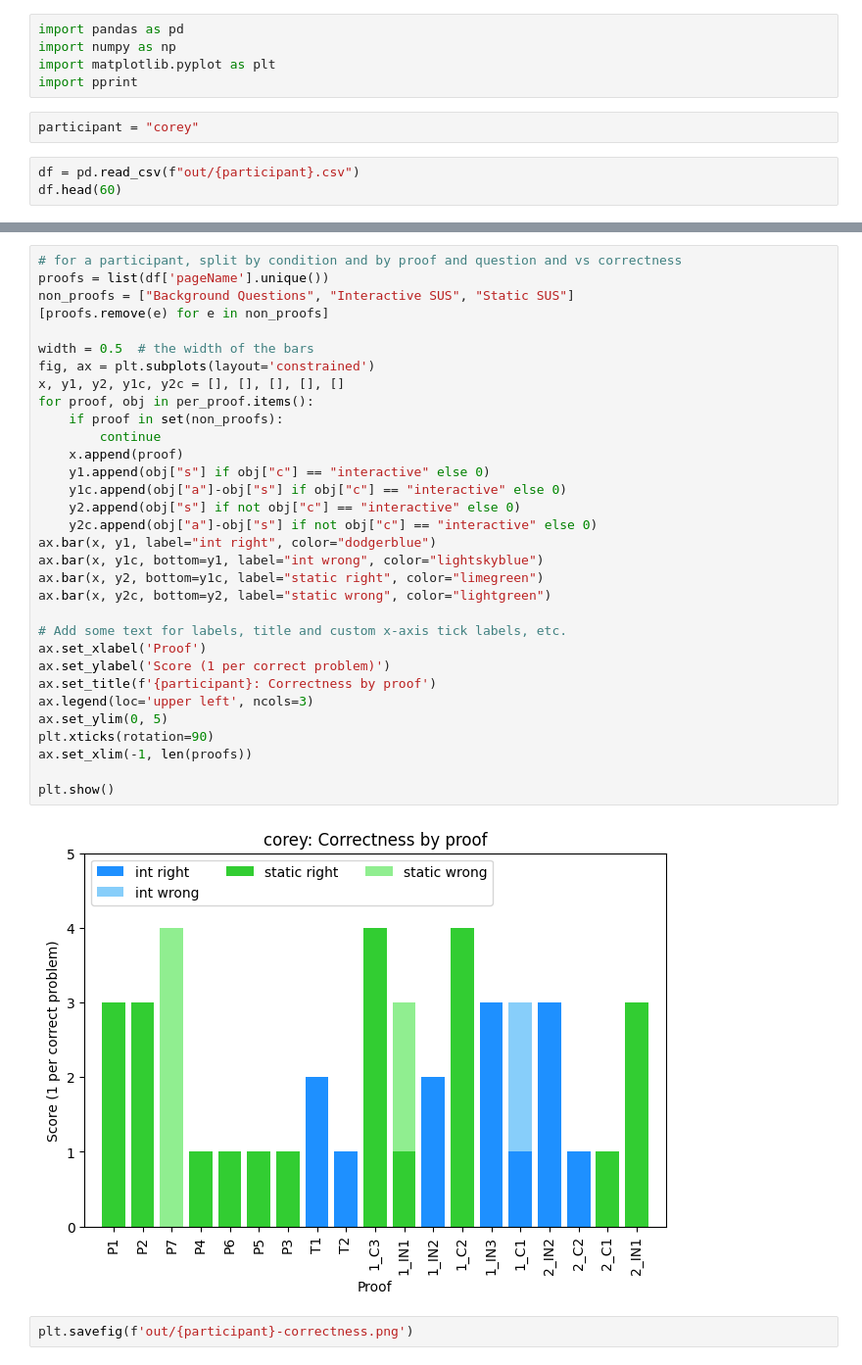
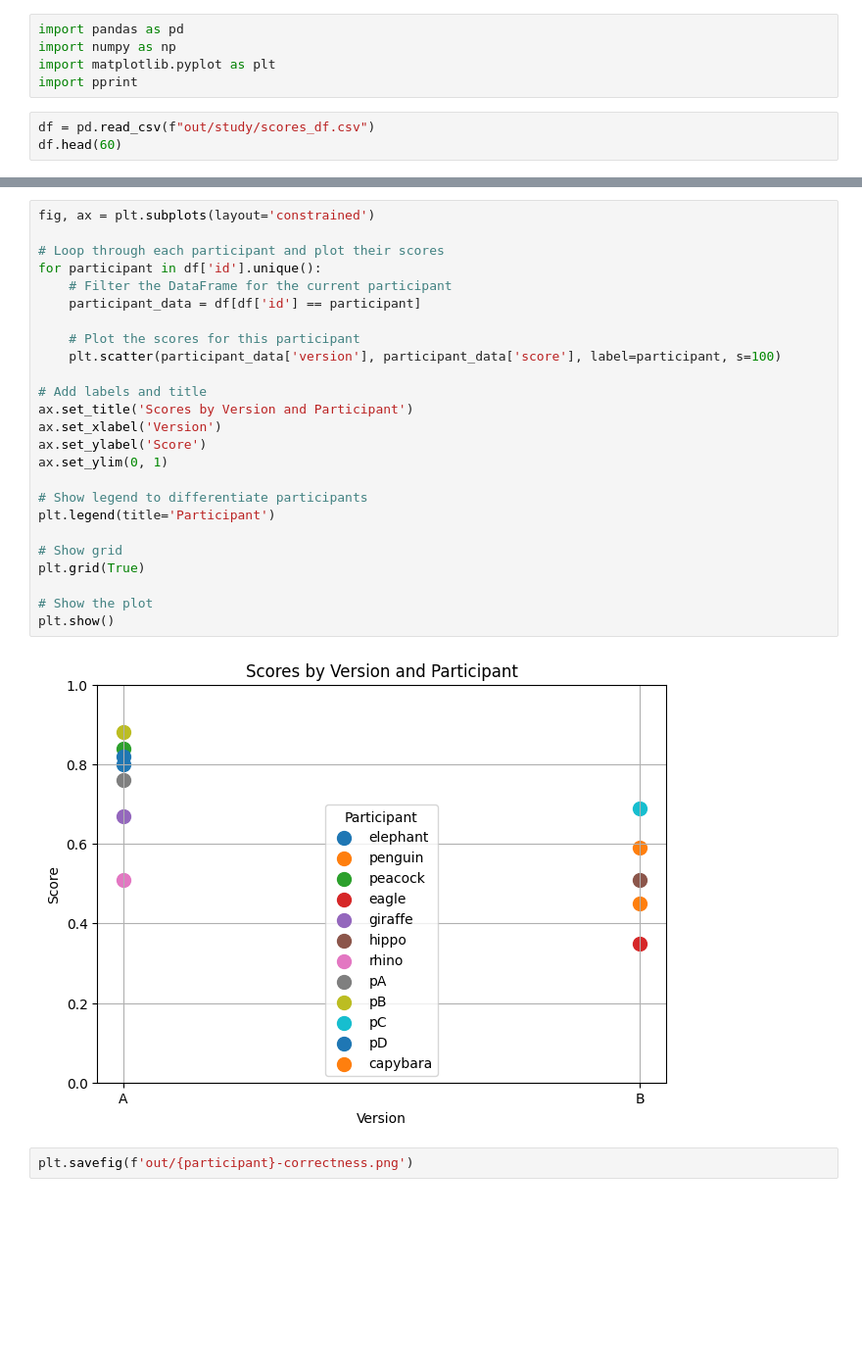
Before and after one commit to hsharriman/ender-scripts, a Jupyter notebook: plotting.ipynb, the cells around one changed output, grey strips where cells are left out. Shown: that part at 98% size. Cells and saved outputs as stored; diff of their text form; blank space fills up the shorter version.

```diff
--- a/plotting.ipynb
+++ b/plotting.ipynb
@@ -3,9 +3,7 @@ import pandas as pd
 import numpy as np
 import matplotlib.pyplot as plt
 import pprint
-# %%
-participant = "corey"
 # %%
-df = pd.read_csv(f"out/{participant}.csv")
+df = pd.read_csv(f"out/study/scores_df.csv")
 df.head(60)
 # %% [output]
@@ -96,37 +30,30 @@ skipping qID-3 2_IN1
 # %%
-# for a participant, split by condition and by proof and question and vs correctness
-proofs = list(df['pageName'].unique())
-non_proofs = ["Background Questions", "Interactive SUS", "Static SUS"]
-[proofs.remove(e) for e in non_proofs]
+fig, ax = plt.subplots(layout='constrained')
 
-width = 0.5  # the width of the bars
-fig, ax = plt.subplots(layout='constrained')
-x, y1, y2, y1c, y2c = [], [], [], [], []
-for proof, obj in per_proof.items():
-    if proof in set(non_proofs):
-        continue
-    x.append(proof)
-    y1.append(obj["s"] if obj["c"] == "interactive" else 0)
-    y1c.append(obj["a"]-obj["s"] if obj["c"] == "interactive" else 0)
-    y2.append(obj["s"] if not obj["c"] == "interactive" else 0)
-    y2c.append(obj["a"]-obj["s"] if not obj["c"] == "interactive" else 0)
-ax.bar(x, y1, label="int right", color="dodgerblue")
-ax.bar(x, y1c, bottom=y1, label="int wrong", color="lightskyblue")
-ax.bar(x, y2, bottom=y1c, label="static right", color="limegreen")
-ax.bar(x, y2c, bottom=y2, label="static wrong", color="lightgreen")
+# Loop through each participant and plot their scores
+for participant in df['id'].unique():
+    # Filter the DataFrame for the current participant
+    participant_data = df[df['id'] == participant]
 
-# Add some text for labels, title and custom x-axis tick labels, etc.
-ax.set_xlabel('Proof')
-ax.set_ylabel('Score (1 per correct problem)')
-ax.set_title(f'{participant}: Correctness by proof')
-ax.legend(loc='upper left', ncols=3)
-ax.set_ylim(0, 5)
-plt.xticks(rotation=90)
-ax.set_xlim(-1, len(proofs))
+    # Plot the scores for this participant
+    plt.scatter(participant_data['version'], participant_data['score'], label=participant, s=100)
 
+# Add labels and title
+ax.set_title('Scores by Version and Participant')
+ax.set_xlabel('Version')
+ax.set_ylabel('Score')
+ax.set_ylim(0, 1)
+
+# Show legend to differentiate participants
+plt.legend(title='Participant')
+
+# Show grid
+plt.grid(True)
+
+# Show the plot
 plt.show()
 # %% [output]
-[figure, old version]
+[figure, new version]
 # %%
 plt.savefig(f'out/{participant}-correctness.png')
 # %% [output]
```
Also changed, not shown: parts of 7 cells of this notebook, 11 other files.
